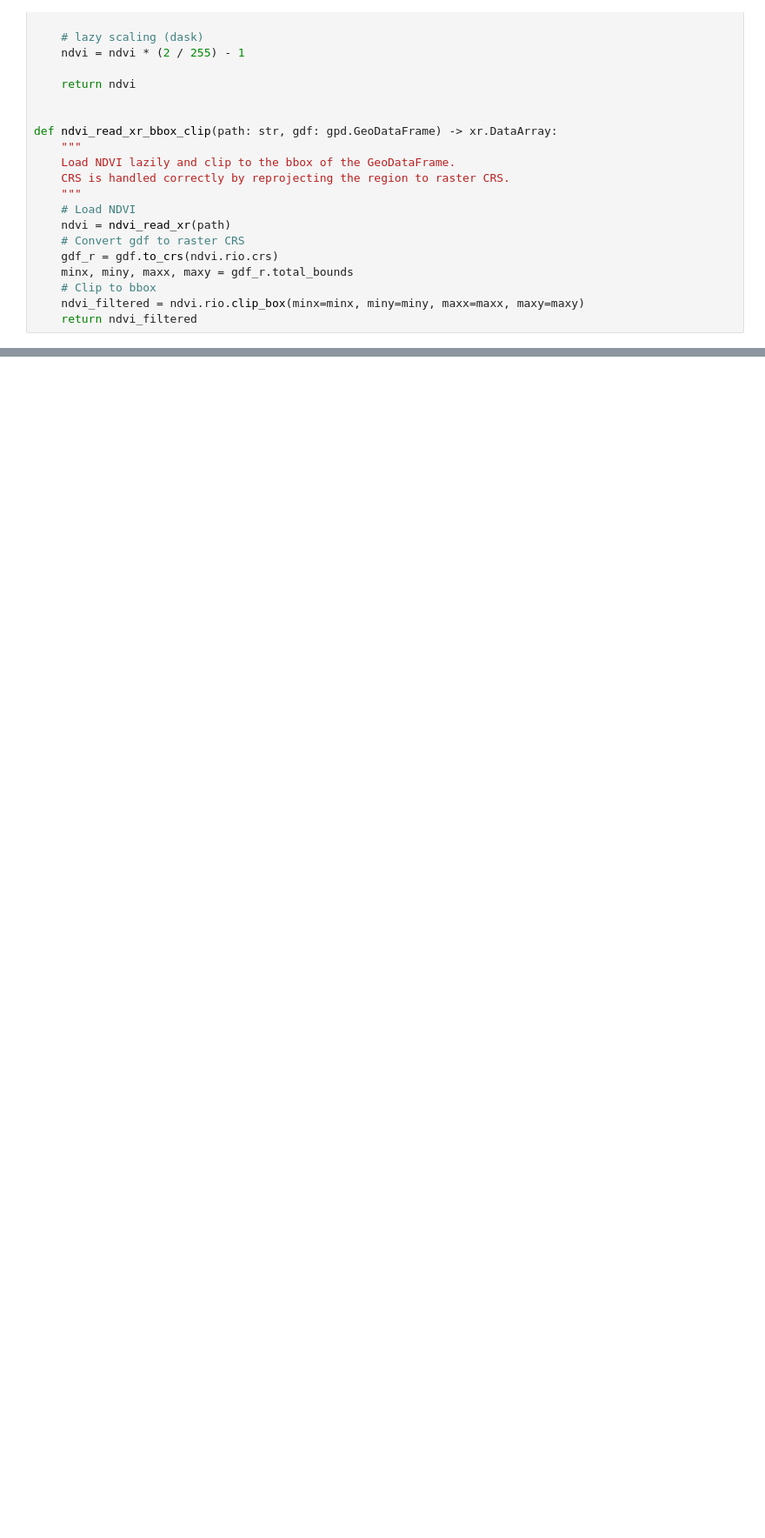
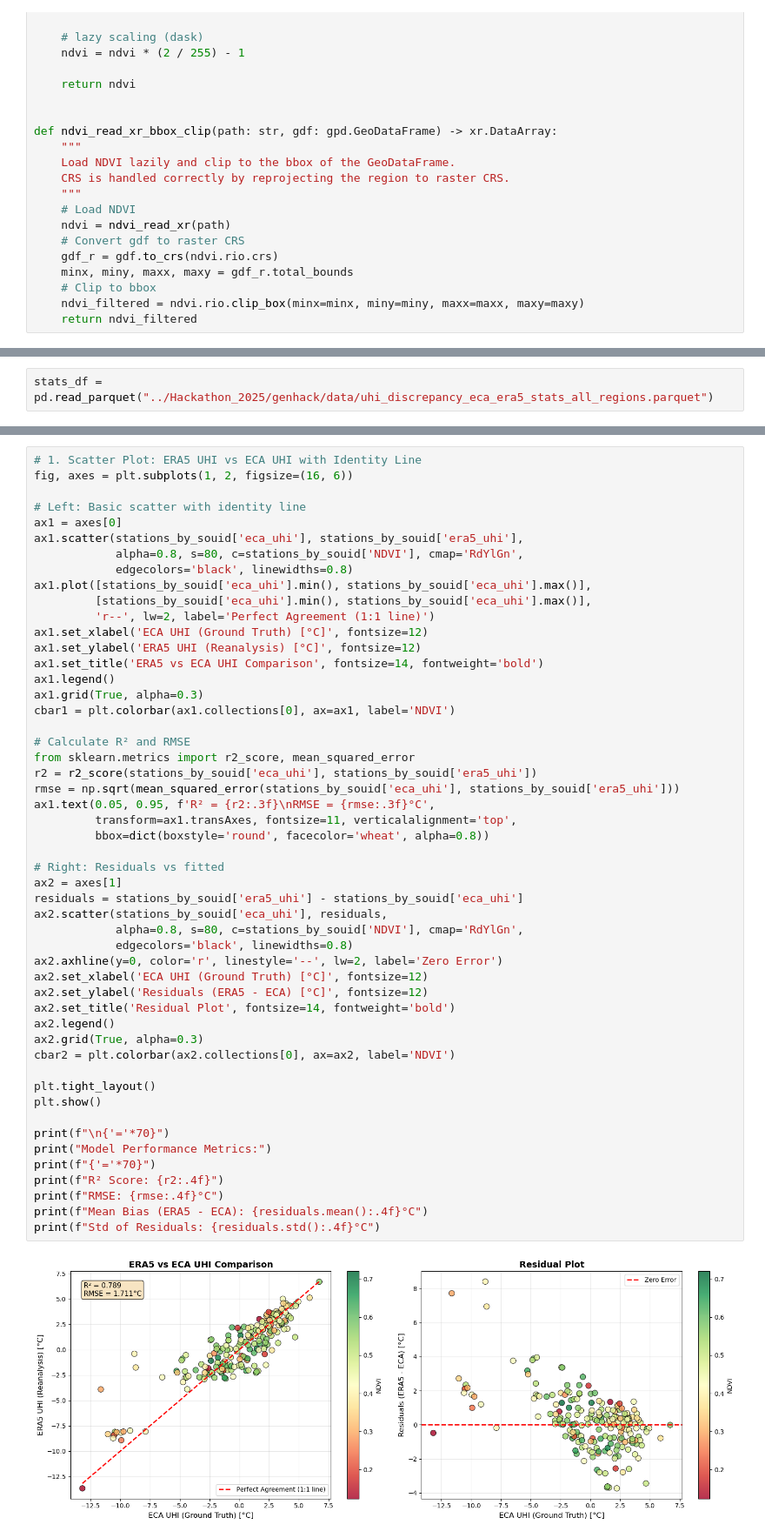
Before and after one commit to VaiTon/GenHack4, a Jupyter notebook: 3_metrics/week3_team29.ipynb, the cells around one changed output, grey strips where cells are left out. Shown at 87% size. Saved outputs shown, nothing was run; the diff lists cells and outputs as text; blank space fills up the shorter version.

Commit message:
Add week 3 metrics report for team 29

```diff
--- a/3_metrics/week3_team29.ipynb
+++ b/3_metrics/week3_team29.ipynb
@@ -131,0 +1427,2 @@ def ndvi_read_xr_bbox_clip(path: str, gdf: gpd.GeoDataFrame) -> xr.DataArray:
+# %%
+stats_df = pd.read_parquet("../Hackathon_2025/genhack/data/uhi_discrepancy_eca_era5_stats_all_regions.parquet")
@@ -131,0 +1841,53 @@ def ndvi_read_xr_bbox_clip(path: str, gdf: gpd.GeoDataFrame) -> xr.DataArray:
+# %%
+# 1. Scatter Plot: ERA5 UHI vs ECA UHI with Identity Line
+fig, axes = plt.subplots(1, 2, figsize=(16, 6))
+
+# Left: Basic scatter with identity line
+ax1 = axes[0]
+ax1.scatter(stations_by_souid['eca_uhi'], stations_by_souid['era5_uhi'],
+            alpha=0.8, s=80, c=stations_by_souid['NDVI'], cmap='RdYlGn',
+            edgecolors='black', linewidths=0.8)
+ax1.plot([stations_by_souid['eca_uhi'].min(), stations_by_souid['eca_uhi'].max()],
+         [stations_by_souid['eca_uhi'].min(), stations_by_souid['eca_uhi'].max()],
+         'r--', lw=2, label='Perfect Agreement (1:1 line)')
+ax1.set_xlabel('ECA UHI (Ground Truth) [°C]', fontsize=12)
+ax1.set_ylabel('ERA5 UHI (Reanalysis) [°C]', fontsize=12)
+ax1.set_title('ERA5 vs ECA UHI Comparison', fontsize=14, fontweight='bold')
+ax1.legend()
+ax1.grid(True, alpha=0.3)
+cbar1 = plt.colorbar(ax1.collections[0], ax=ax1, label='NDVI')
+
+# Calculate R² and RMSE
+from sklearn.metrics import r2_score, mean_squared_error
+r2 = r2_score(stations_by_souid['eca_uhi'], stations_by_souid['era5_uhi'])
+rmse = np.sqrt(mean_squared_error(stations_by_souid['eca_uhi'], stations_by_souid['era5_uhi']))
+ax1.text(0.05, 0.95, f'R² = {r2:.3f}\nRMSE = {rmse:.3f}°C',
+         transform=ax1.transAxes, fontsize=11, verticalalignment='top',
+         bbox=dict(boxstyle='round', facecolor='wheat', alpha=0.8))
+
+# Right: Residuals vs fitted
+ax2 = axes[1]
+residuals = stations_by_souid['era5_uhi'] - stations_by_souid['eca_uhi']
+ax2.scatter(stations_by_souid['eca_uhi'], residuals,
+            alpha=0.8, s=80, c=stations_by_souid['NDVI'], cmap='RdYlGn',
+            edgecolors='black', linewidths=0.8)
+ax2.axhline(y=0, color='r', linestyle='--', lw=2, label='Zero Error')
+ax2.set_xlabel('ECA UHI (Ground Truth) [°C]', fontsize=12)
+ax2.set_ylabel('Residuals (ERA5 - ECA) [°C]', fontsize=12)
+ax2.set_title('Residual Plot', fontsize=14, fontweight='bold')
+ax2.legend()
+ax2.grid(True, alpha=0.3)
+cbar2 = plt.colorbar(ax2.collections[0], ax=ax2, label='NDVI')
+
+plt.tight_layout()
+plt.show()
+
+print(f"\n{'='*70}")
+print("Model Performance Metrics:")
+print(f"{'='*70}")
+print(f"R² Score: {r2:.4f}")
+print(f"RMSE: {rmse:.4f}°C")
+print(f"Mean Bias (ERA5 - ECA): {residuals.mean():.4f}°C")
+print(f"Std of Residuals: {residuals.std():.4f}°C")
+# %% [output]
+[figure, added]
```
Also changed, not shown: parts of 59 cells of this notebook, 2 other files.
